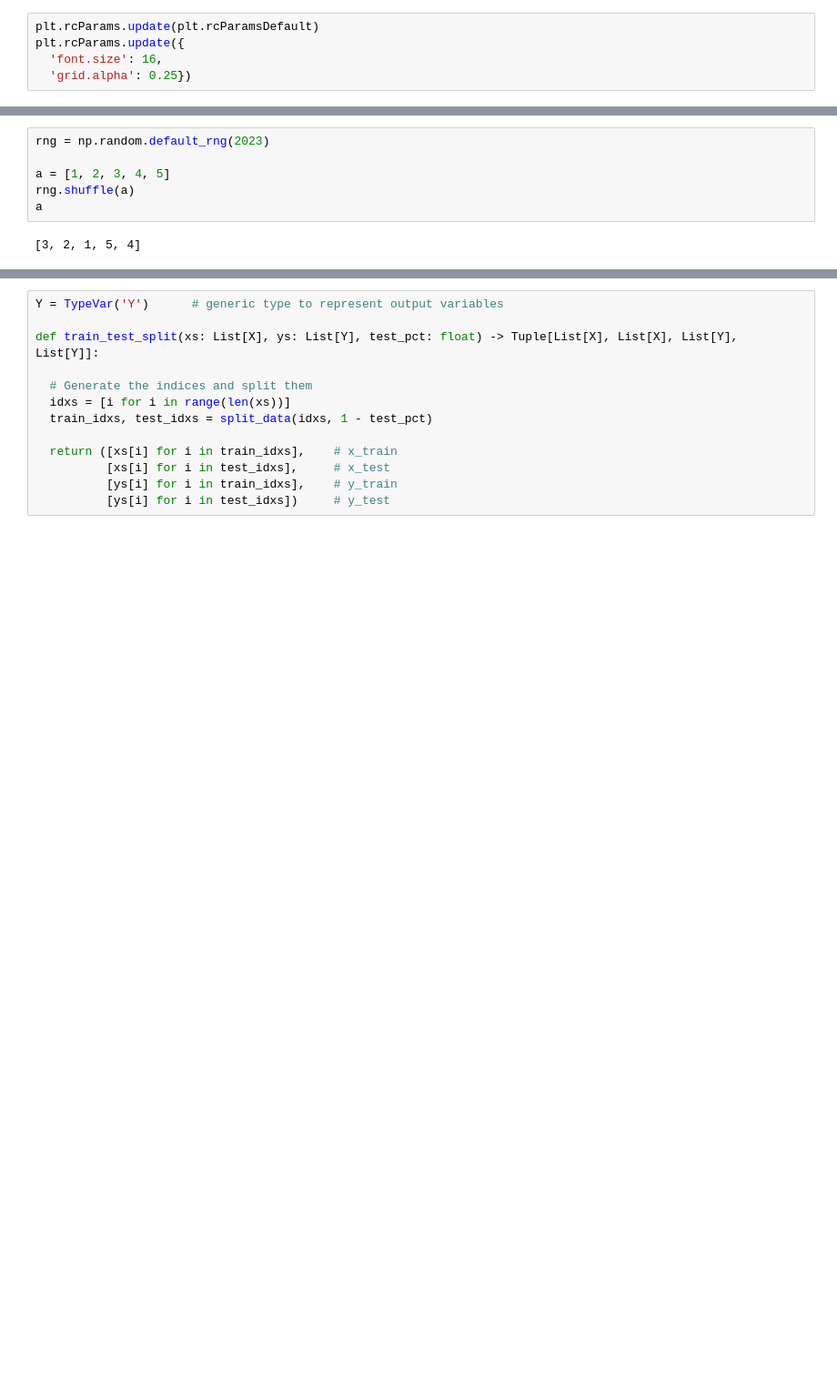
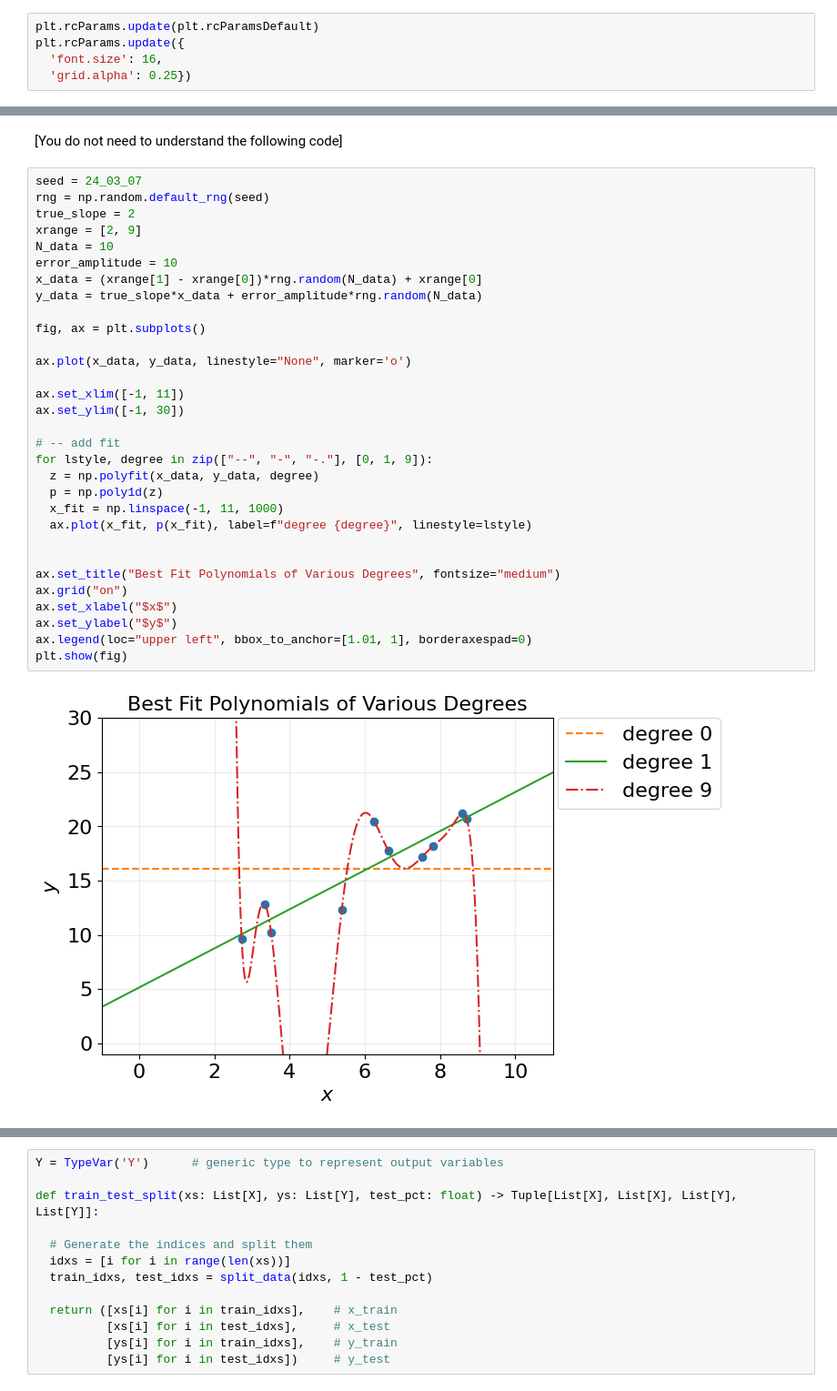
Before and after one commit to LugoBlogger/AK-201-426-data-science, a Jupyter notebook: ch-11-machine-learning.ipynb, the cells around one changed output, grey strips where cells are left out. Shown at 91% size. Cells and saved outputs as stored; diff of their text form; blank space fills up the shorter version.

```diff
--- a/ch-11-machine-learning.ipynb
+++ b/ch-11-machine-learning.ipynb
@@ -45,8 +109,35 @@ a better one.
-# %%
-rng = np.random.default_rng(2023)
-
-a = [1, 2, 3, 4, 5]
-rng.shuffle(a)
-a
-# %% [output]
-[3, 2, 1, 5, 4]
+# %% [markdown]
+[You do not need to understand the following code]
+# %%
+seed = 24_03_07
+rng = np.random.default_rng(seed)
+true_slope = 2
+xrange = [2, 9]
+N_data = 10
+error_amplitude = 10
+x_data = (xrange[1] - xrange[0])*rng.random(N_data) + xrange[0]
+y_data = true_slope*x_data + error_amplitude*rng.random(N_data)
+
+fig, ax = plt.subplots()
+
+ax.plot(x_data, y_data, linestyle="None", marker='o')
+
+ax.set_xlim([-1, 11])
+ax.set_ylim([-1, 30])
+
+# -- add fit
+for lstyle, degree in zip(["--", "-", "-."], [0, 1, 9]):
+  z = np.polyfit(x_data, y_data, degree)
+  p = np.poly1d(z)
+  x_fit = np.linspace(-1, 11, 1000)
+  ax.plot(x_fit, p(x_fit), label=f"degree {degree}", linestyle=lstyle)
+
+
+ax.set_title("Best Fit Polynomials of Various Degrees", fontsize="medium")
+ax.grid("on")
+ax.set_xlabel("$x$")
+ax.set_ylabel("$y$")
+ax.legend(loc="upper left", bbox_to_anchor=[1.01, 1], borderaxespad=0)
+plt.show(fig)
+# %% [output]
+[figure, added]
```
Also changed, not shown: parts of 27 cells of this notebook, 12 other files.
